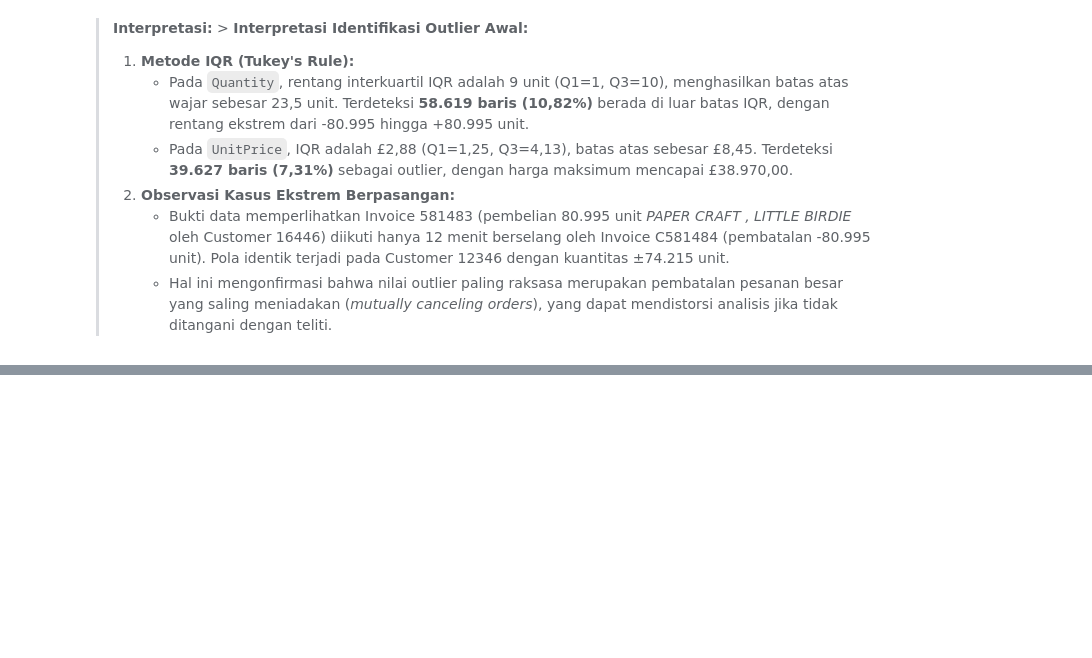
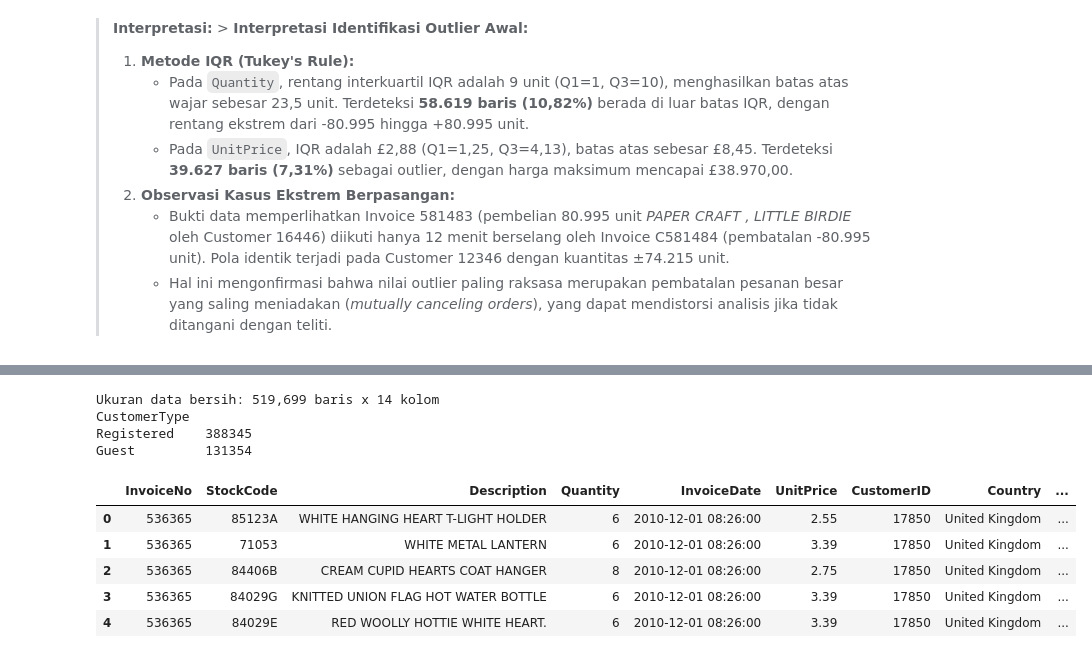
Before and after one commit to aulky/ml-visualisasidata-online-retail, a Jupyter notebook: Muhammad Aulia Muzzaki Nugraha_2311102051_TugasEDA.ipynb, the cells around one changed output, grey strips where cells are left out. Saved outputs shown, nothing was run; the diff lists cells and outputs as text; code cells hidden in the pictures; blank space fills up the shorter version.

```diff
--- a/Muhammad Aulia Muzzaki Nugraha_2311102051_TugasEDA.ipynb
+++ b/Muhammad Aulia Muzzaki Nugraha_2311102051_TugasEDA.ipynb
@@ -378,0 +469,24 @@ display(df_raw.nlargest(5, "UnitPrice")[["InvoiceNo", "StockCode", "Description"
+# %%
+df["CustomerType"] = np.where(df["CustomerID"].isna(), "Guest", "Registered")
+df["TotalPrice"] = df["Quantity"] * df["UnitPrice"]
+df["InvoiceMonth"] = df["InvoiceDate"].dt.to_period("M").dt.to_timestamp()
+day_order = ["Monday", "Tuesday", "Wednesday", "Thursday", "Friday", "Saturday", "Sunday"]
+df["DayOfWeek"] = pd.Categorical(df["InvoiceDate"].dt.day_name(), categories=day_order, ordered=True)
+df["Hour"] = df["InvoiceDate"].dt.hour
+df["Region"] = np.where(df["Country"] == "United Kingdom", "UK", "Non-UK")
+df = df.reset_index(drop=True)
+
+print(f"Ukuran data bersih: {df.shape[0]:,} baris x {df.shape[1]} kolom")
+print(df["CustomerType"].value_counts().to_string())
+df.head()
+# %% [output]
+Ukuran data bersih: 519,699 baris x 14 kolom
+CustomerType
+Registered    388345
+Guest         131354
+|  | InvoiceNo | StockCode | Description | Quantity | InvoiceDate | UnitPrice | CustomerID | Country | ... |
+| 0 | 536365 | 85123A | WHITE HANGING HEART T-LIGHT HOLDER | 6 | 2010-12-01 08:26:00 | 2.55 | 17850 | United Kingdom | ... |
+| 1 | 536365 | 71053 | WHITE METAL LANTERN | 6 | 2010-12-01 08:26:00 | 3.39 | 17850 | United Kingdom | ... |
+| 2 | 536365 | 84406B | CREAM CUPID HEARTS COAT HANGER | 8 | 2010-12-01 08:26:00 | 2.75 | 17850 | United Kingdom | ... |
+| 3 | 536365 | 84029G | KNITTED UNION FLAG HOT WATER BOTTLE | 6 | 2010-12-01 08:26:00 | 3.39 | 17850 | United Kingdom | ... |
+| 4 | 536365 | 84029E | RED WOOLLY HOTTIE WHITE HEART. | 6 | 2010-12-01 08:26:00 | 3.39 | 17850 | United Kingdom | ... |
```
Also changed, not shown: parts of 10 cells of this notebook.
